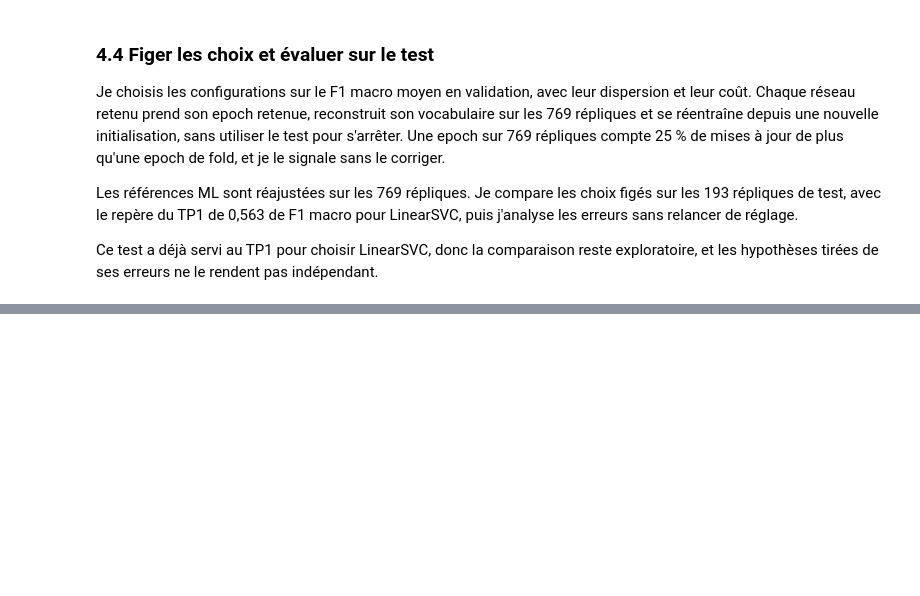
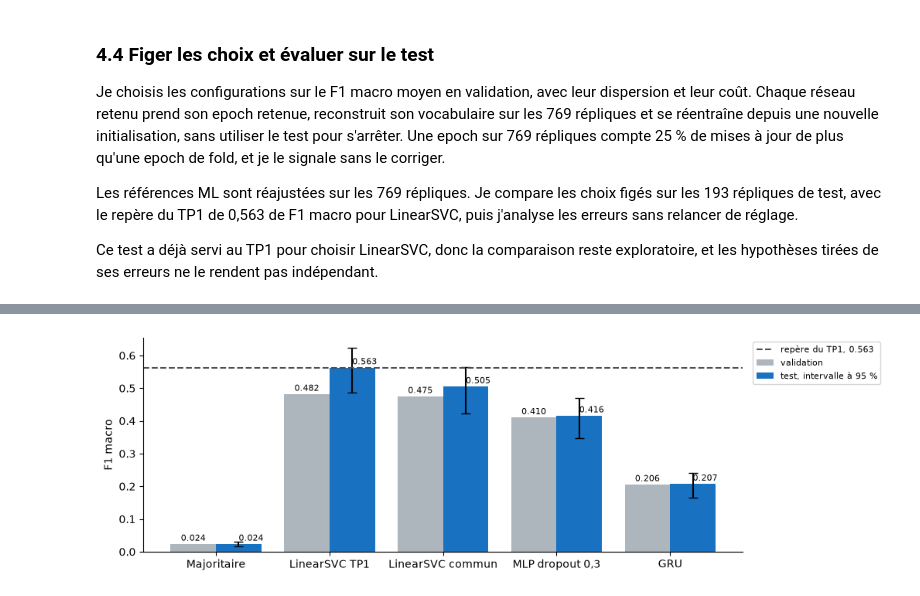
Before and after one commit to mcrayssac/ING3_IAA_GB_NLP, a Jupyter notebook: TP2_NLP_deep_learning.ipynb, the cells around one changed output, grey strips where cells are left out. Drawn from its saved outputs; the diff is of its cells as text; code cells hidden in the pictures; blank space fills up the shorter version.

```diff
--- a/TP2_NLP_deep_learning.ipynb
+++ b/TP2_NLP_deep_learning.ipynb
@@ -2629,7 +2634,7 @@ def detecter_noms(textes: pd.Series) -> set:
             if nombre >= MINIMUM_NOM and majuscules[mot] / nombre >= SEUIL_MAJUSCULE}
 
 
-def facteurs_fold(fold: dict) -> pd.DataFrame:
+def facteurs_fold(fold: dict, textes: pd.Series = X_train) -> pd.DataFrame:
     """Longueur, tokens inconnus, noms et tokens partagés, avec les listes du train du fold."""
     textes_train = X_train.loc[fold['train']]
     vocabulaire, noms = construire_vocabulaire(textes_train), detecter_noms(textes_train)
@@ -2639,7 +2644,7 @@ def facteurs_fold(fold: dict) -> pd.DataFrame:
             locuteurs_du_token.setdefault(token, set()).add(cible)
     lignes = []
     for indice in fold['validation']:
-        tokens = tokeniser(X_train.loc[indice])
+        tokens = tokeniser(textes.loc[indice])
         partages = sum(len(locuteurs_du_token.get(t, ())) == len(CLASSES) for t in tokens)
         lignes.append({'Indice': indice, 'Longueur': len(tokens),
                        'Inconnus (%)': pourcentage(sum(t not in vocabulaire for t in tokens),
@@ -3125,0 +3214,21 @@ Ce test a déjà servi au TP1 pour choisir LinearSVC, donc la comparaison reste
+# %%
+# Les cinq modèles figés sur les 193 répliques de test, face à leur validation.
+
+
+def ligne_test(nom: str) -> dict:
+    """F1 macro et accuracy du test, écart entre seeds, intervalle et F1 de validation."""
+    jeux = jeux_test(nom)
+    f1 = [f1_score(y_test, jeu, average='macro', zero_division=0) for jeu in jeux]
+    bas, haut = intervalle_bootstrap(jeux, y_test)
+    return {'Modèle': nom, 'Epoch': resultats[nom].get('epoch'),
+            'F1 validation': ligne_bilan(nom)['F1 macro'], 'F1 test': np.mean(f1),
+            'Écart-type entre seeds': np.std(f1, ddof=1) if len(f1) > 1 else np.nan,
+            'Intervalle 95 % bas': bas, 'Intervalle 95 % haut': haut,
+            'Accuracy test': np.mean([accuracy_score(y_test, jeu) for jeu in jeux]),
+            'Temps (s)': resultats_test[nom]['temps']}
+
+
+for nom in FIGES:
+    evaluer_test(nom)
+bilan_test = pd.DataFrame([ligne_test(nom) for nom in FIGES]).set_index('Modèle')
+display(bilan_test.astype({'Epoch': 'Int64'}).round(3))
@@ -3125,0 +3243,22 @@ Ce test a déjà servi au TP1 pour choisir LinearSVC, donc la comparaison reste
+# %%
+# F1 macro de validation et de test, avec l'intervalle à 95 % du test et le repère du TP1.
+REPERE_TP1 = 0.563  # F1 macro de LinearSVC sur ce test au TP1
+positions = np.arange(len(bilan_test))
+fig, ax = plt.subplots(figsize=(10, 3.6))
+ax.bar(positions - 0.2, bilan_test['F1 validation'], 0.4, color='#adb5bd', label='validation')
+erreurs = [bilan_test['F1 test'] - bilan_test['Intervalle 95 % bas'],
+           bilan_test['Intervalle 95 % haut'] - bilan_test['F1 test']]
+ax.bar(positions + 0.2, bilan_test['F1 test'], 0.4, yerr=erreurs, capsize=4, color='#1971c2',
+       label='test, intervalle à 95 %')
+valeurs = zip(bilan_test['F1 validation'], bilan_test['F1 test'])
+for position, (validation, test) in enumerate(valeurs):
+    ax.text(position - 0.2, validation + 0.01, f'{validation:.3f}', ha='center', fontsize=8)
+    ax.text(position + 0.2, test + 0.01, f'{test:.3f}', ha='left', fontsize=8)
+ax.axhline(REPERE_TP1, linestyle='--', color='#495057', label=f'repère du TP1, {REPERE_TP1}')
+ax.set_xticks(positions, bilan_test.index)
+ax.set_ylabel('F1 macro')
+ax.legend(fontsize=8, loc='upper left', bbox_to_anchor=(1.01, 1))
+ax.spines[['top', 'right']].set_visible(False)
+plt.show()
+# %% [output]
+[figure, added]
```
Also changed, not shown: parts of 33 cells of this notebook.
